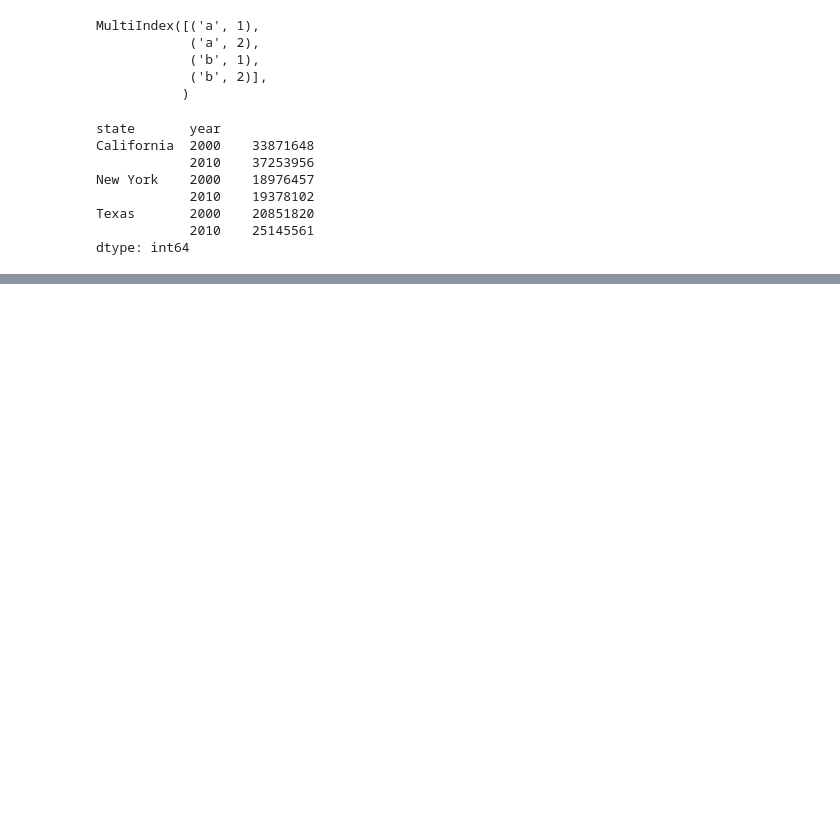
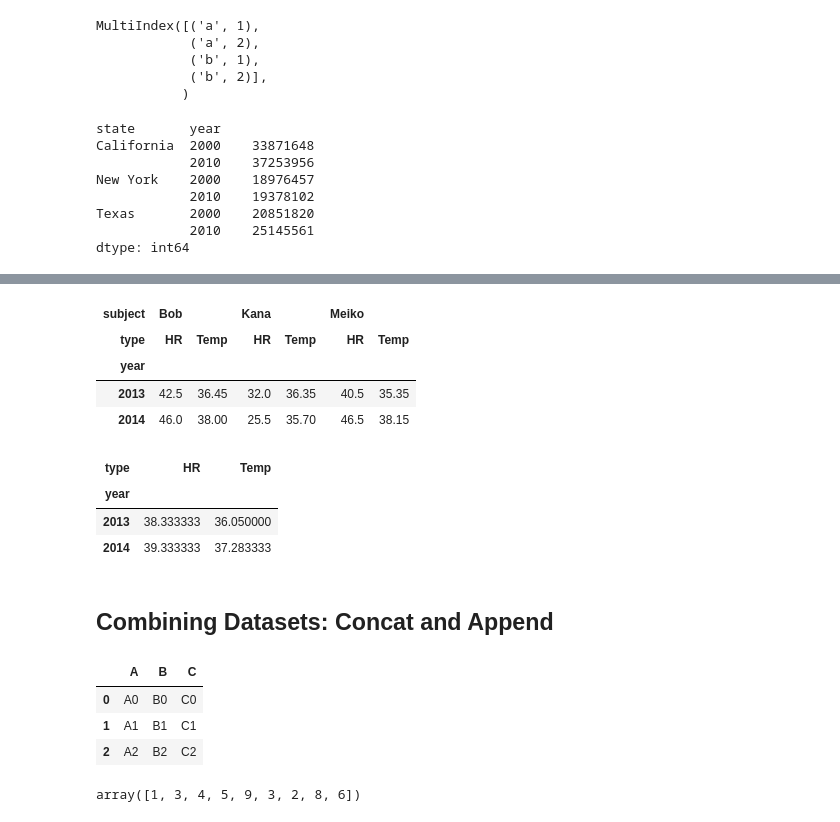
Before and after one commit to KazumaShachou/DataScience, a Jupyter notebook: Pandas_DataManipulation_2.ipynb, the cells around one changed output, grey strips where cells are left out. Cells and saved outputs as stored; diff of their text form; code cells hidden in the pictures; blank space fills up the shorter version.

```diff
--- a/Pandas_DataManipulation_2.ipynb
+++ b/Pandas_DataManipulation_2.ipynb
@@ -200,0 +410,20 @@ health_data
+# %%
+#Data Aggregations on Multi-Indices
+data_mean = health_data.mean(level = 'year')
+data_mean
+# %% [output]
+| subject | Bob |  | Kana |  | Meiko |  |
+| type | HR | Temp | HR | Temp | HR | Temp |
+| year |  |  |  |  |  |  |
+| 2013 | 42.5 | 36.45 | 32.0 | 36.35 | 40.5 | 35.35 |
+| 2014 | 46.0 | 38.00 | 25.5 | 35.70 | 46.5 | 38.15 |
+# %%
+#mean of columns
+data_mean.mean(axis = 1, level = 'type')
+# %% [output]
+| type | HR | Temp |
+| year |  |  |
+| 2013 | 38.333333 | 36.050000 |
+| 2014 | 39.333333 | 37.283333 |
+# %% [markdown]
+## Combining Datasets: Concat and Append
@@ -200,0 +433,21 @@ health_data
+# %%
+def make_df(cols, ind):
+  data = {c:[str(c) + str(i) for i in ind]
+          for c in cols}
+  return pd.DataFrame(data, ind)
+
+make_df('ABC', range(3))
+# %% [output]
+|  | A | B | C |
+| 0 | A0 | B0 | C0 |
+| 1 | A1 | B1 | C1 |
+| 2 | A2 | B2 | C2 |
+# %%
+#concatenation in np
+x = [1, 3, 4]
+y = [5, 9, 3]
+z = [2, 8, 6]
+
+np.concatenate([x,y,z])
+# %% [output]
+array([1, 3, 4, 5, 9, 3, 2, 8, 6])
```
Also changed, not shown: parts of 38 cells of this notebook.
